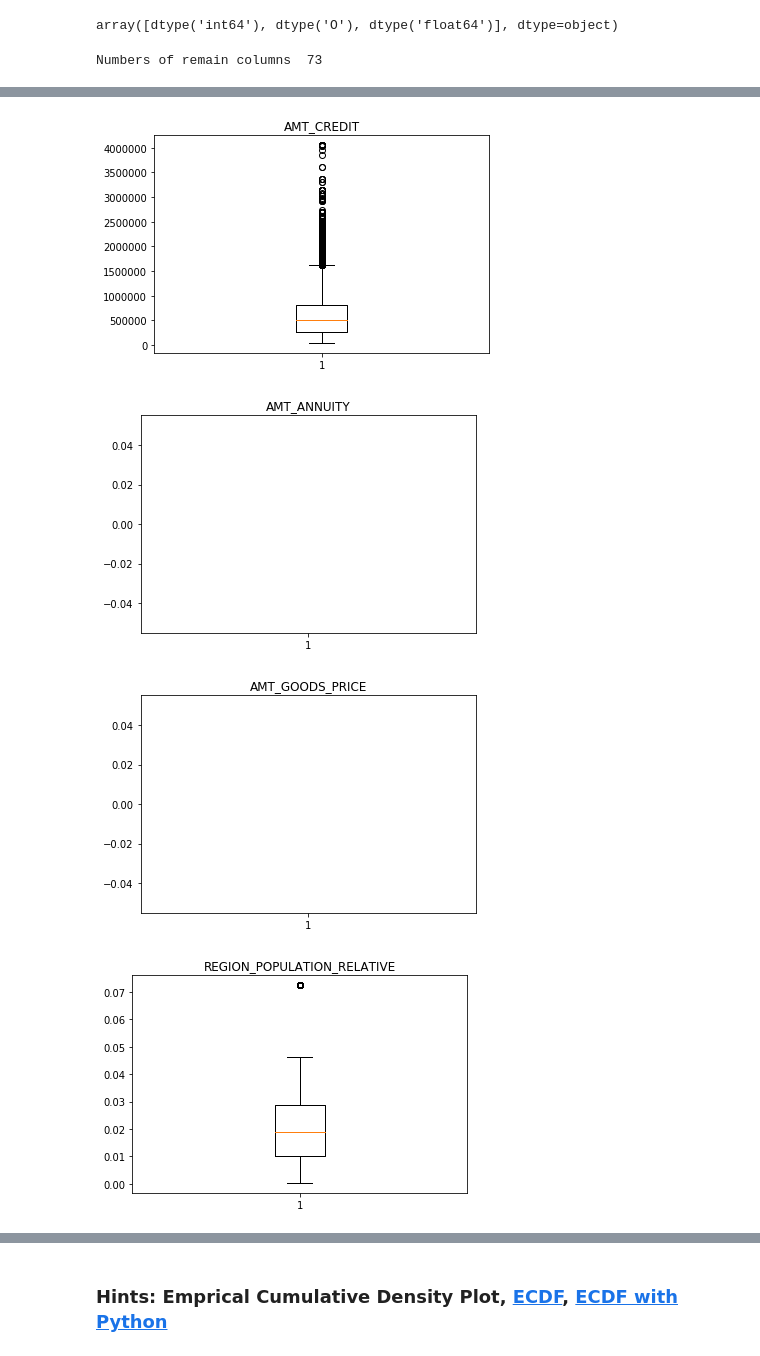
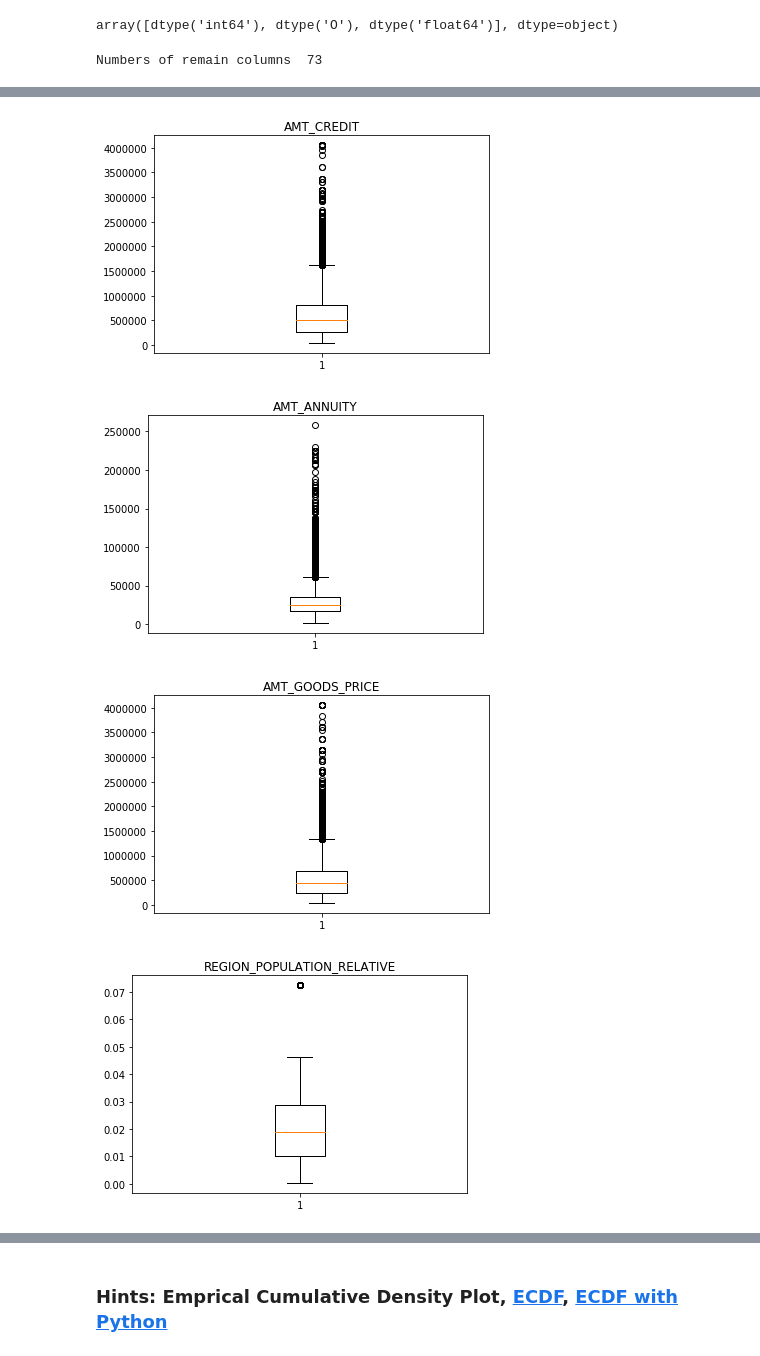
Before and after one commit to BenjaminChai/2nd-ML100Days, a Jupyter notebook: Part01/Day_006_HW.ipynb, the cells around one changed output, grey strips where cells are left out. Cells and saved outputs as stored; diff of their text form; code cells hidden in the pictures.

```diff
--- a/Part01/Day_006_HW.ipynb
+++ b/Part01/Day_006_HW.ipynb
@@ -37,33 +37,33 @@ array([dtype('int64'), dtype('O'), dtype('float64')], dtype=object)
 # %%
 # 先篩選數值型的欄位
 """
 YOUR CODE HERE, fill correct data types (for example str, float, int, ...)
 """
 dtype_select = app_train.dtypes.unique()[::2]
 
 numeric_columns = list(app_train.columns[list(app_train.dtypes.isin(dtype_select))])
 
 # 再把只有 2 值 (通常是 0,1) 的欄位去掉
 numeric_columns = list(app_train[numeric_columns].columns[list(app_train[numeric_columns].apply(lambda x:len(x.unique())!=2 ))])
 print("Numbers of remain columns  %s" % len(numeric_columns))
 
 # 檢視這些欄位的數值範圍
 for col in numeric_columns:
     """
     Your CODE HERE, make the box plot
     """
-    plt.boxplot(app_train[col])
+    plt.boxplot(app_train[col][~app_train[col].isnull()])
     plt.title(col)
 
     plt.show()
 # %% [output]
 Numbers of remain columns  73
 [figure]
 [figure]
 [figure]
 [figure]
-[figure, old version]
+[figure, new version]
-[figure, old version]
+[figure, new version]
 [figure]
 [figure]
 [figure]
```
Also changed, not shown: parts of 1 cell of this notebook.
